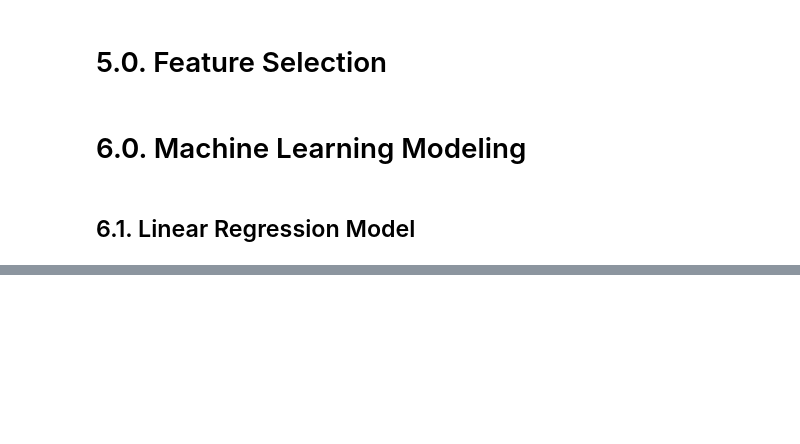
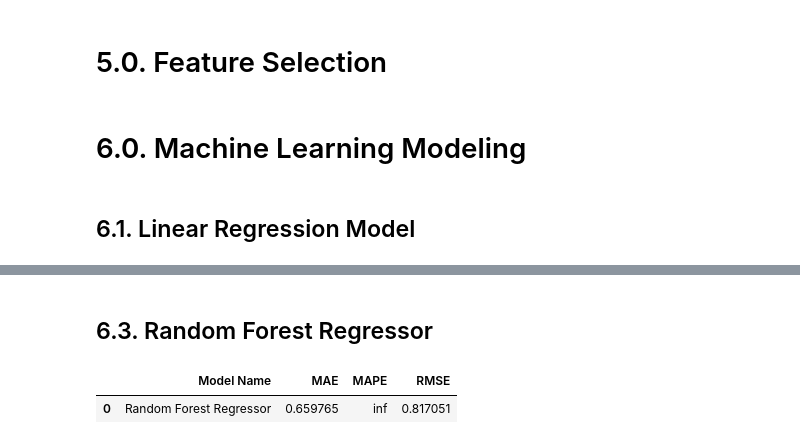
Before and after one commit to HenriqueCR1291/cardio_catch_diseases, a Jupyter notebook: m04_cardio_catch_diseases.ipynb, the cells around one changed output, grey strips where cells are left out. Saved outputs shown, nothing was run; the diff lists cells and outputs as text; code cells hidden in the pictures; blank space fills up the shorter version.

```diff
--- a/m04_cardio_catch_diseases.ipynb
+++ b/m04_cardio_catch_diseases.ipynb
@@ -1268,0 +1289,15 @@ lr_result
+# %% [markdown]
+## 6.3. Random Forest Regressor
+# %%
+#model
+rf = RandomForestRegressor(n_estimators=100, n_jobs=-1,random_state=42).fit(x_train,y_train)
+
+#prediction
+yhat_rf = rf.predict(x_test)
+
+#performance
+rf_result = ml_error('Random Forest Regressor', np.expm1(y_test), np.expm1(yhat_rf))
+rf_result
+# %% [output]
+|  | Model Name | MAE | MAPE | RMSE |
+| 0 | Random Forest Regressor | 0.659765 | inf | 0.817051 |
```
Also changed, not shown: parts of 10 cells of this notebook.
